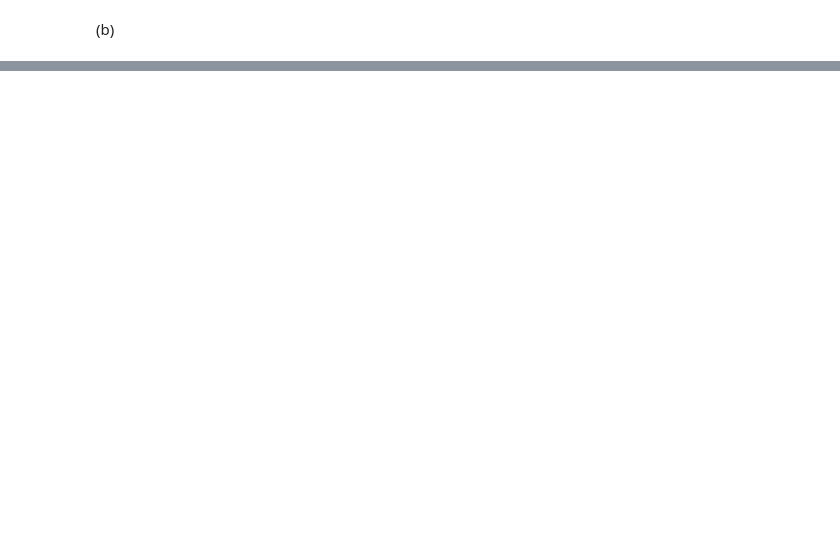
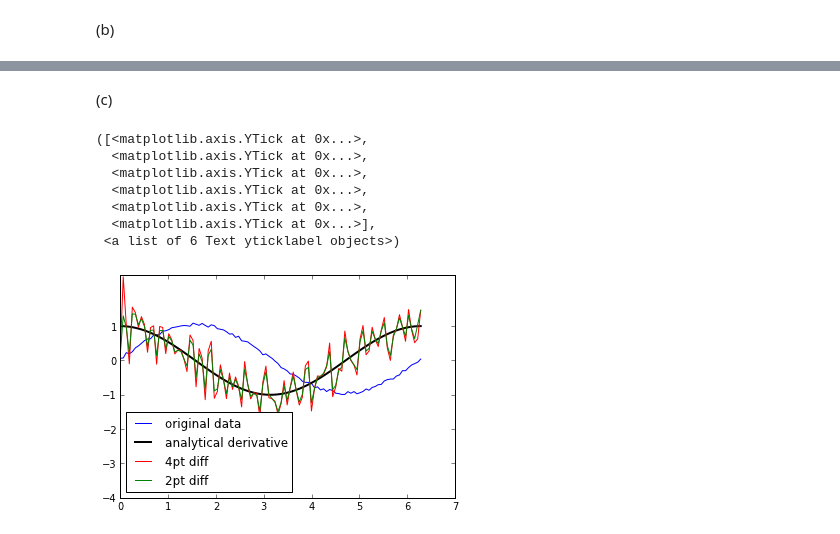
Before and after one commit to jdfreder/MCG, a Jupyter notebook: Week4/InterpAndDiffEx3.ipynb, the cells around one changed output, grey strips where cells are left out. Saved outputs shown, nothing was run; the diff lists cells and outputs as text; code cells hidden in the pictures; blank space fills up the shorter version.

```diff
--- a/Week4/InterpAndDiffEx3.ipynb
+++ b/Week4/InterpAndDiffEx3.ipynb
@@ -140,0 +170,20 @@ ValueError: setting an array element with a sequence.
+# %% [markdown]
+(c)
+# %%
+x = linspace(0,2*pi,100)
+y = sin(x) + 0.1*random.random(size=x.shape)
+plot (x,y,label='original data')
+plot (x,cos(x),label='analytical derivative',lw=2,color='black')
+plot(x,fourPtFiniteDiff(x,y),label='4pt diff',ls='-',color='r')
+plot(x,finiteDifference(x,y),label='2pt diff',color='g')
+legend(loc='lower left')
+yticks(arange(-4,2,1))
+# %% [output]
+([<matplotlib.axis.YTick at 0x...>,
+  <matplotlib.axis.YTick at 0x...>,
+  <matplotlib.axis.YTick at 0x...>,
+  <matplotlib.axis.YTick at 0x...>,
+  <matplotlib.axis.YTick at 0x...>,
+  <matplotlib.axis.YTick at 0x...>],
+ <a list of 6 Text yticklabel objects>)
+[figure, added]
```
Also changed, not shown: parts of 8 cells of this notebook, 2 other files.
